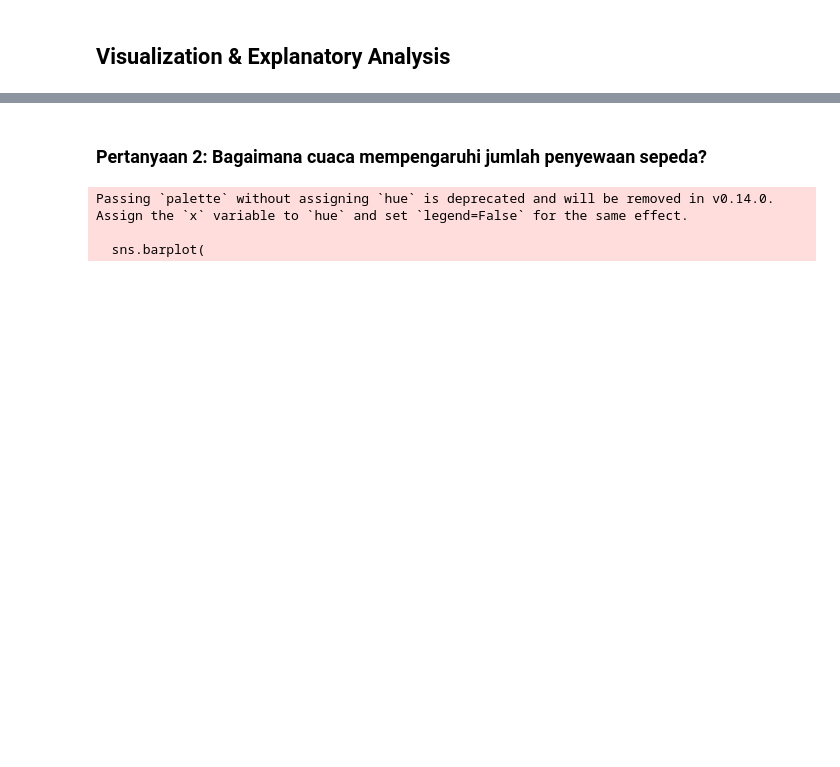
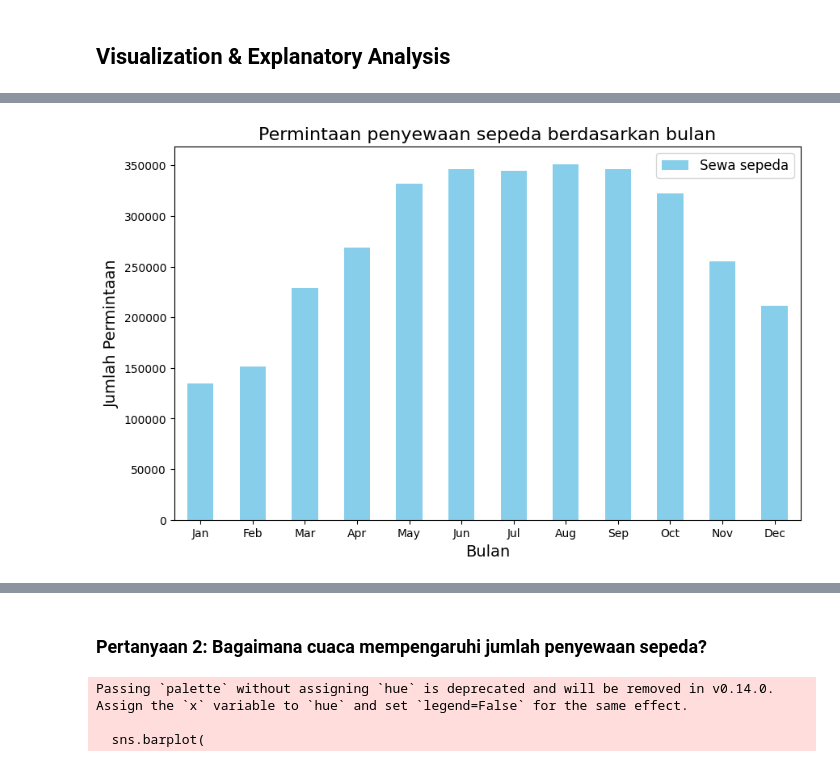
Before and after one commit to Merri135/proyek_analisis_data, a Jupyter notebook: Proyek_Analisis_Data.ipynb, the cells around one changed output, grey strips where cells are left out. Cells and saved outputs as stored; diff of their text form; code cells hidden in the pictures; blank space fills up the shorter version.

```diff
--- a/Proyek_Analisis_Data.ipynb
+++ b/Proyek_Analisis_Data.ipynb
@@ -423 +445,17 @@ plt.show()
+# %%
+# menampilkan permintaan penyewaan sepeda berdasarkan bulan.
+# Mengelompokkan data berdasarkan bulan
+df_yearly = all_df.groupby("mnth_y")[["cnt_y"]].sum().reset_index()
+
+# Membuat bar chart untuk membandingkan jumlah penyewa registered vs casual per tahun
+fig, ax = plt.subplots(figsize=(10, 6))
+df_yearly.set_index("mnth_y").plot(kind="bar", stacked=True, ax=ax, color=["skyblue"])
+ax.set_xlabel("Bulan", fontsize=14)
+ax.set_ylabel("Jumlah Permintaan", fontsize=14)
+ax.set_title("Permintaan penyewaan sepeda berdasarkan bulan", fontsize=16)
+ax.legend(["Sewa sepeda"], fontsize=12)
+plt.xticks(rotation=0)
+plt.show()
+# %% [output]
+[figure, added]
 # %% [markdown]
```
Also changed, not shown: parts of 17 cells of this notebook, 1 other file.
